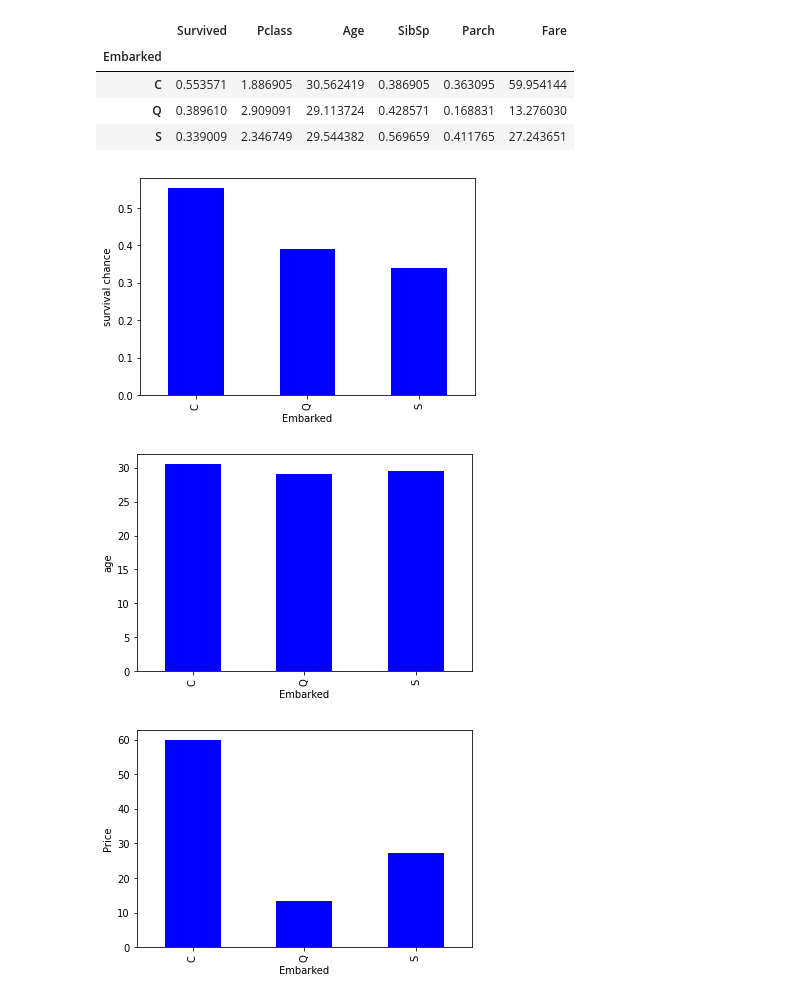
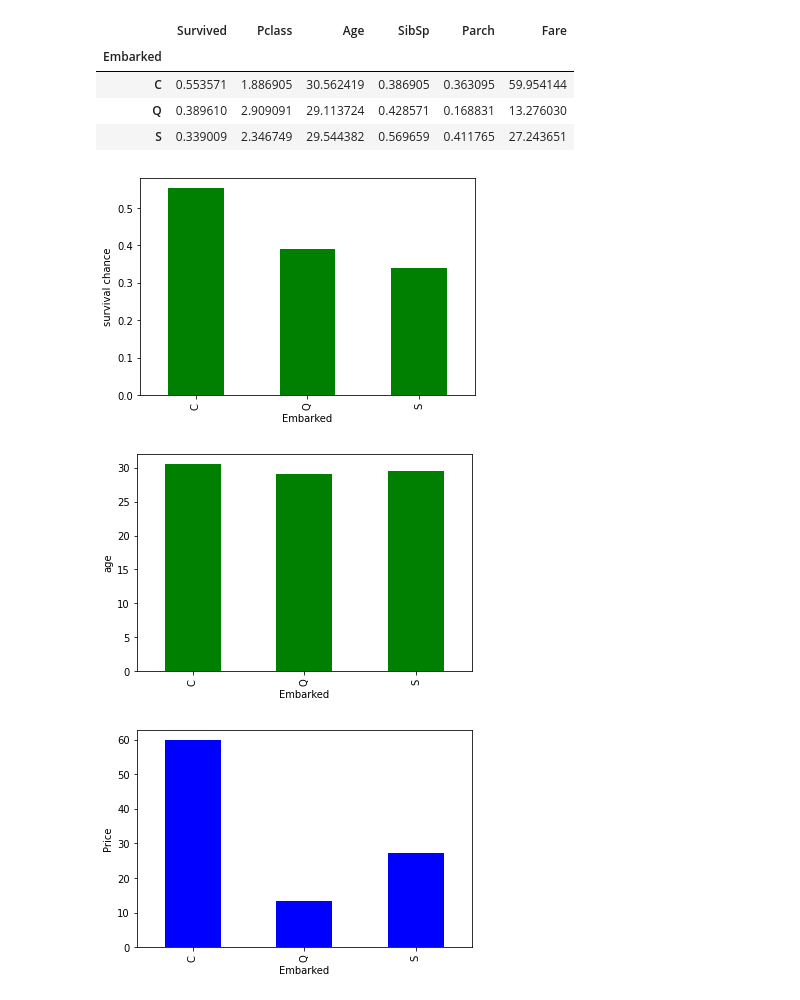
Before and after one commit to shettyprajna699/basic, a Jupyter notebook: assignment_01.ipynb, the cells around one changed output. Saved outputs shown, nothing was run; the diff lists cells and outputs as text; code cells hidden in the pictures.

```diff
--- a/assignment_01.ipynb
+++ b/assignment_01.ipynb
@@ -119,17 +119,17 @@ passenger_emb
 | Q | 0.389610 | 2.909091 | 29.113724 | 0.428571 | 0.168831 | 13.276030 |
 | S | 0.339009 | 2.346749 | 29.544382 | 0.569659 | 0.411765 | 27.243651 |
 # %%
-passenger_emb['Survived'].plot.bar(color='b')
+passenger_emb['Survived'].plot.bar(color='g')
 plt.ylabel("survival chance")
 plt.show()
 # %% [output]
-[figure, old version]
+[figure, new version]
 # %%
-passenger_emb['Age'].plot.bar(color='b')
+passenger_emb['Age'].plot.bar(color='g')
 plt.ylabel("age")
 plt.show()
 # %% [output]
-[figure, old version]
+[figure, new version]
 # %%
 passenger_emb['Fare'].plot.bar(color='b')
 plt.ylabel("Price")
```
Also changed, not shown: parts of 3 cells of this notebook.
